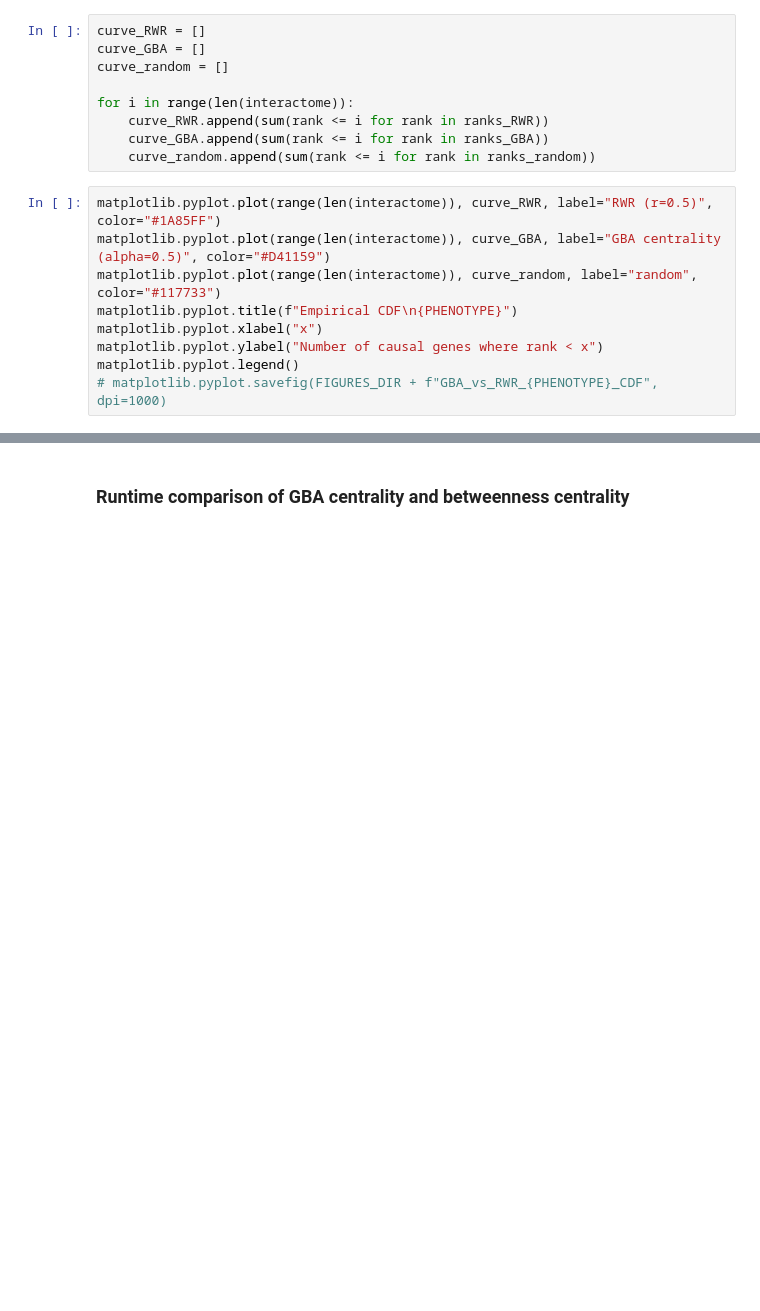
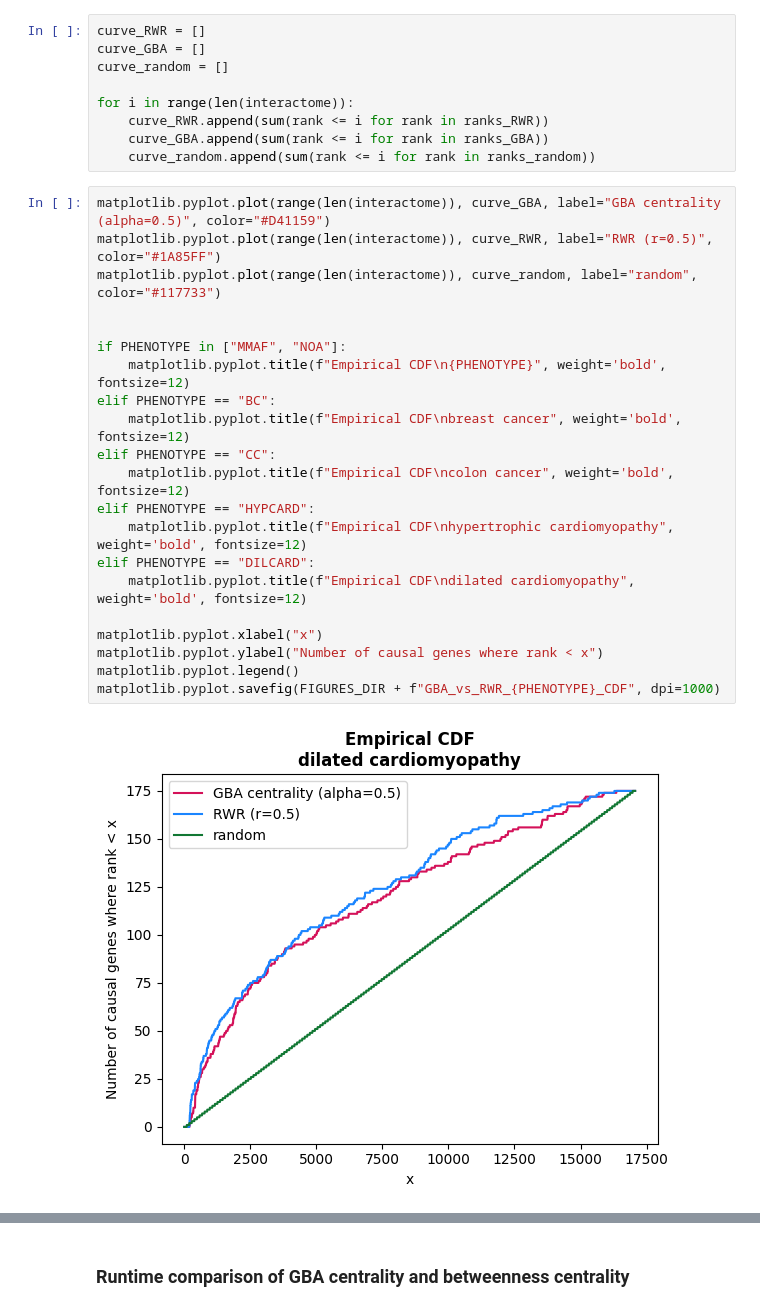
Before and after one commit to jedrzejkubica/GBA-centrality, a Jupyter notebook: Validation/validation_GBA_centrality.ipynb, the cells around one changed output, grey strips where cells are left out. Drawn from its saved outputs; the diff is of its cells as text; blank space fills up the shorter version.

```diff
--- a/Validation/validation_GBA_centrality.ipynb
+++ b/Validation/validation_GBA_centrality.ipynb
@@ -503,13 +567,27 @@ for i in range(len(interactome)):
     curve_GBA.append(sum(rank <= i for rank in ranks_GBA))
     curve_random.append(sum(rank <= i for rank in ranks_random))
 # %%
+matplotlib.pyplot.plot(range(len(interactome)), curve_GBA, label="GBA centrality (alpha=0.5)", color="#D41159")
 matplotlib.pyplot.plot(range(len(interactome)), curve_RWR, label="RWR (r=0.5)", color="#1A85FF")
-matplotlib.pyplot.plot(range(len(interactome)), curve_GBA, label="GBA centrality (alpha=0.5)", color="#D41159")
 matplotlib.pyplot.plot(range(len(interactome)), curve_random, label="random", color="#117733")
-matplotlib.pyplot.title(f"Empirical CDF\n{PHENOTYPE}")
+
+
+if PHENOTYPE in ["MMAF", "NOA"]:
+    matplotlib.pyplot.title(f"Empirical CDF\n{PHENOTYPE}", weight='bold', fontsize=12)
+elif PHENOTYPE == "BC":
+    matplotlib.pyplot.title(f"Empirical CDF\nbreast cancer", weight='bold', fontsize=12)
+elif PHENOTYPE == "CC":
+    matplotlib.pyplot.title(f"Empirical CDF\ncolon cancer", weight='bold', fontsize=12)
+elif PHENOTYPE == "HYPCARD":
+    matplotlib.pyplot.title(f"Empirical CDF\nhypertrophic cardiomyopathy", weight='bold', fontsize=12)
+elif PHENOTYPE == "DILCARD":
+    matplotlib.pyplot.title(f"Empirical CDF\ndilated cardiomyopathy", weight='bold', fontsize=12)
+
 matplotlib.pyplot.xlabel("x")
 matplotlib.pyplot.ylabel("Number of causal genes where rank < x")
 matplotlib.pyplot.legend()
-# matplotlib.pyplot.savefig(FIGURES_DIR + f"GBA_vs_RWR_{PHENOTYPE}_CDF", dpi=1000)
+matplotlib.pyplot.savefig(FIGURES_DIR + f"GBA_vs_RWR_{PHENOTYPE}_CDF", dpi=1000)
+# %% [output]
+[figure, added]
 # %%
 scipy.stats.wilcoxon(ranks_random, ranks_GBA, alternative="greater")
```
Also changed, not shown: parts of 22 cells of this notebook.
